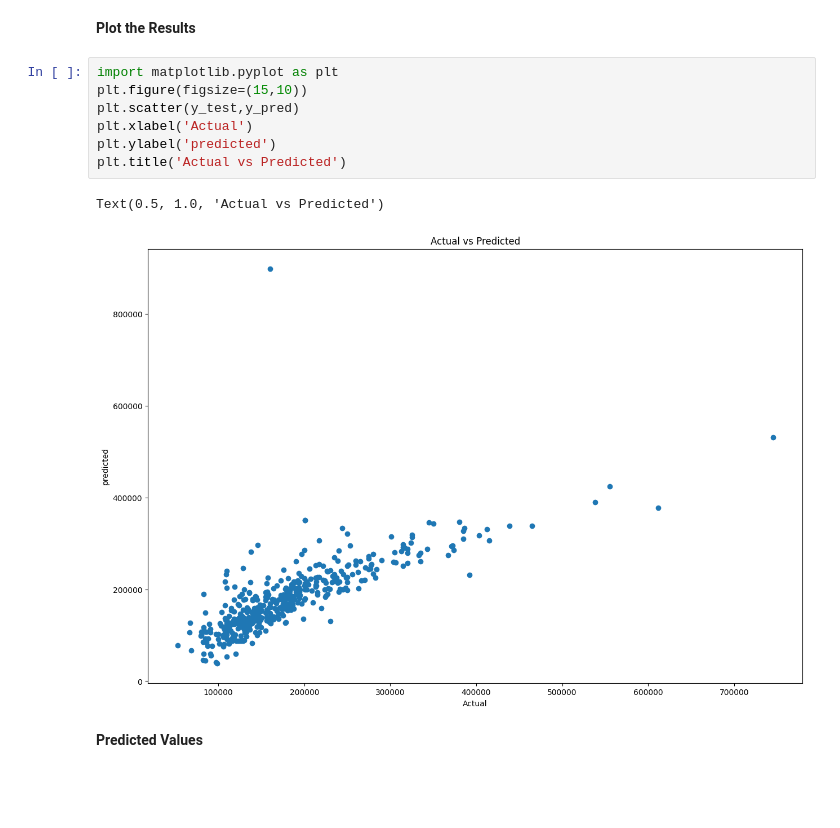
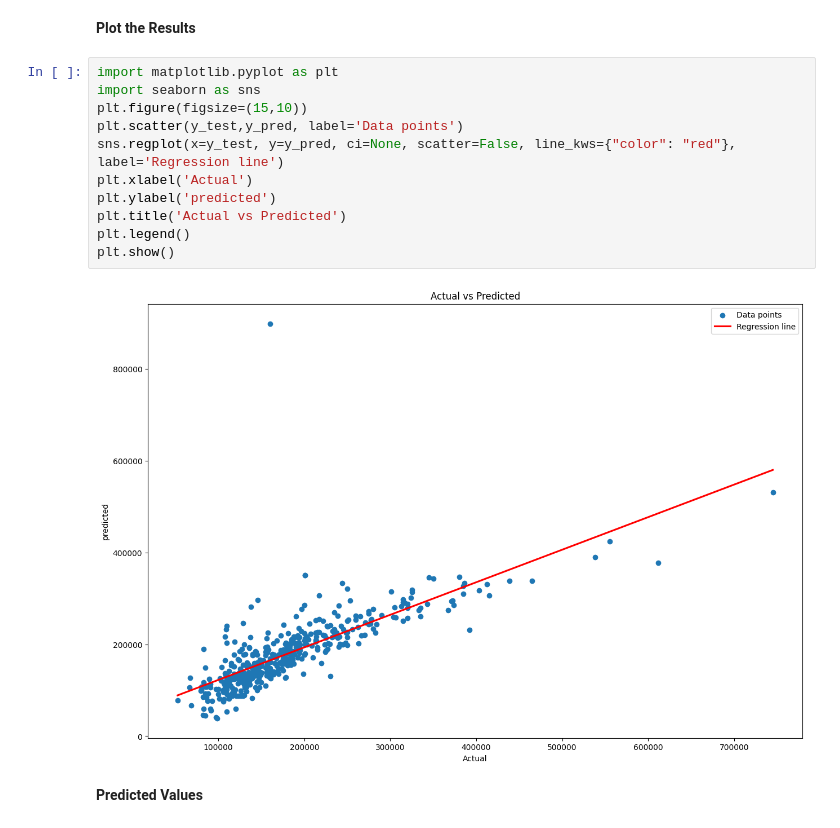
Before and after one commit to think-code-run/PRODIGY_ML_01, a Jupyter notebook: MLR.ipynb, the cells around one changed output. Drawn from its saved outputs; the diff is of its cells as text; blank space fills up the shorter version.

```diff
--- a/MLR.ipynb
+++ b/MLR.ipynb
@@ -134,14 +149,17 @@ r2_score(y_test,y_pred)
 **Plot the Results**
 # %%
 import matplotlib.pyplot as plt
+import seaborn as sns
 plt.figure(figsize=(15,10))
-plt.scatter(y_test,y_pred)
+plt.scatter(y_test,y_pred, label='Data points')
+sns.regplot(x=y_test, y=y_pred, ci=None, scatter=False, line_kws={"color": "red"}, label='Regression line')
 plt.xlabel('Actual')
 plt.ylabel('predicted')
 plt.title('Actual vs Predicted')
+plt.legend()
+plt.show()
 # %% [output]
-Text(0.5, 1.0, 'Actual vs Predicted')
-[figure, old version]
+[figure, new version]
 # %% [markdown]
 **Predicted Values**
 # %%
```
Also changed, not shown: parts of 2 cells of this notebook.
